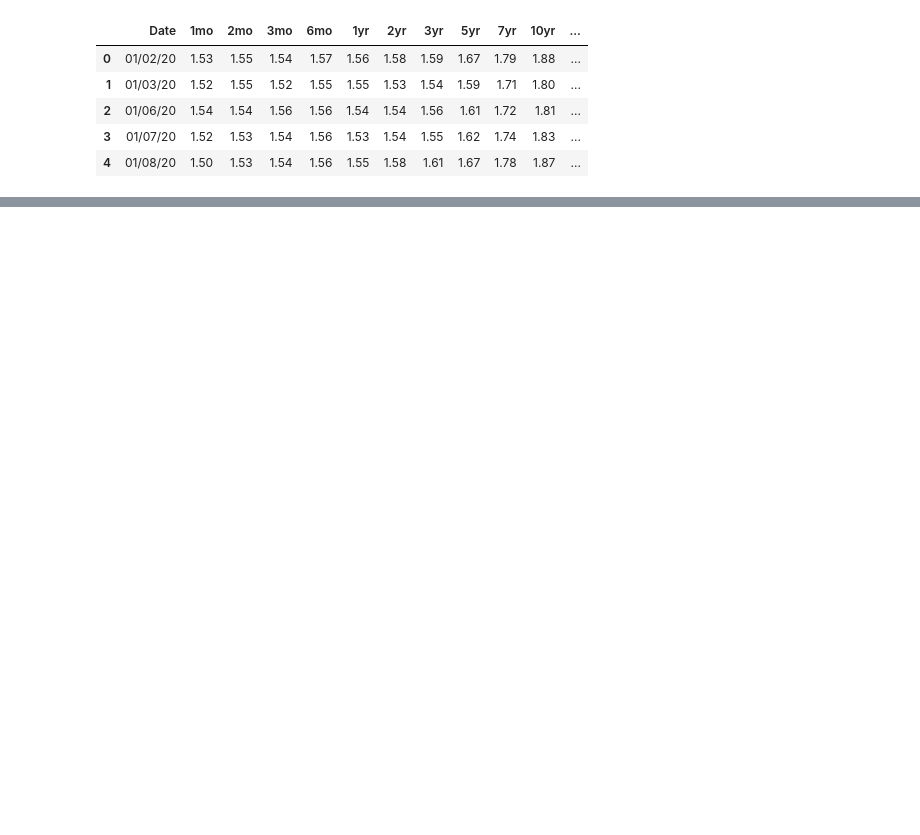
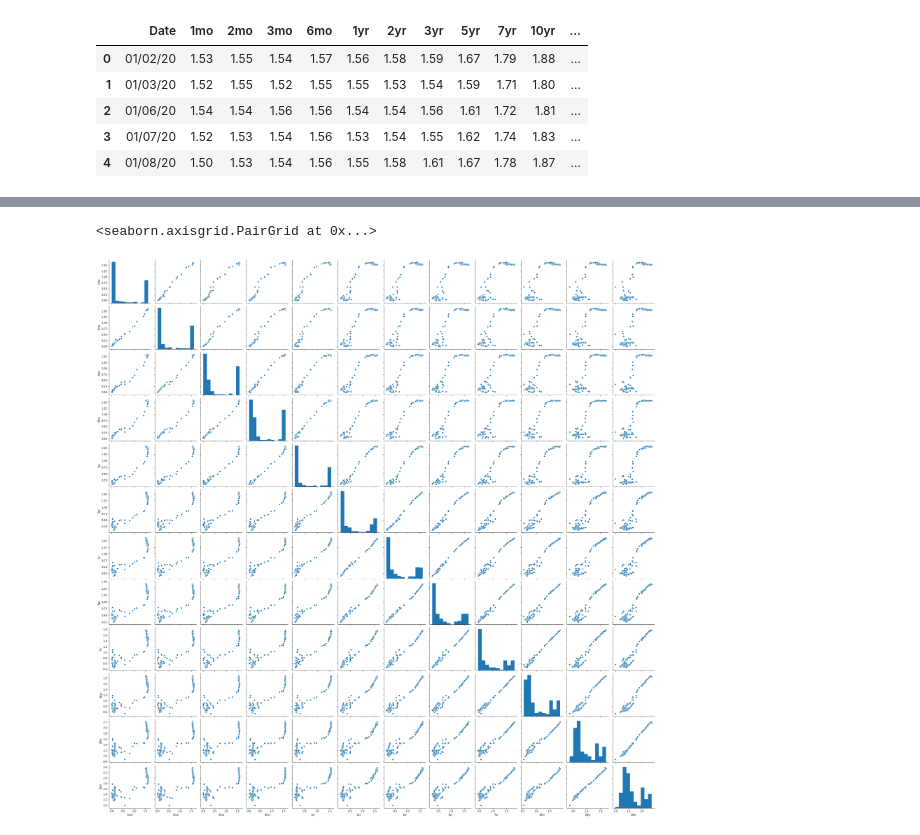
Before and after one commit to antonio-hickey/Economics, a Jupyter notebook: Yeild Curve/Data Exploration/Data_Exploration.ipynb, the cells around one changed output, grey strips where cells are left out. Drawn from its saved outputs; the diff is of its cells as text; code cells hidden in the pictures; blank space fills up the shorter version.

```diff
--- a/Yeild Curve/Data Exploration/Data_Exploration.ipynb
+++ b/Yeild Curve/Data Exploration/Data_Exploration.ipynb
@@ -33,0 +52,6 @@ plt.show()
+# %%
+sns.pairplot(data)
+plt.title('Scatter plot for each ')
+# %% [output]
+<seaborn.axisgrid.PairGrid at 0x...>
+[figure, added]
```
Also changed, not shown: parts of 6 cells of this notebook.
